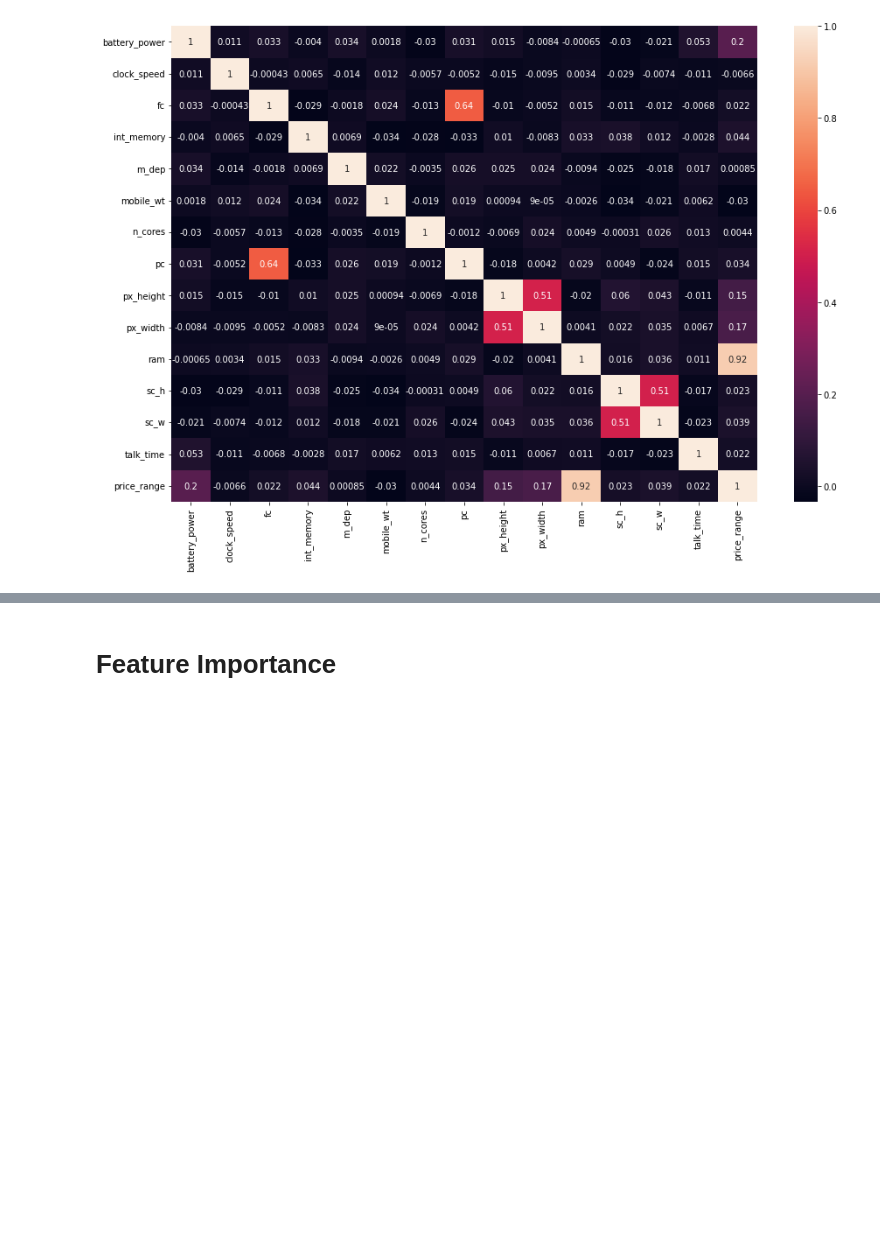
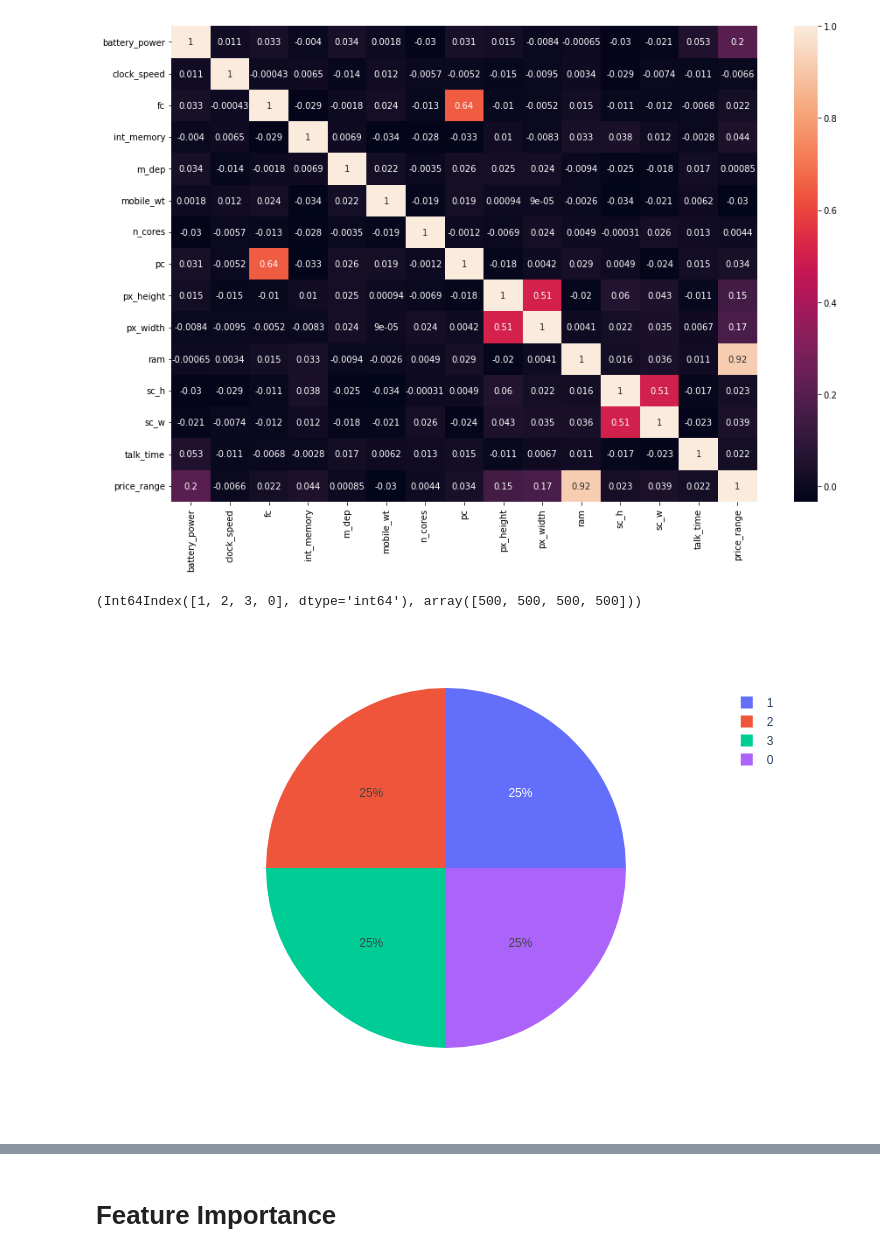
Before and after one commit to TatKhachatryan/Classification-Project, a Jupyter notebook: Mobile_Price_Classification.ipynb, the cells around one changed output, grey strips where cells are left out. Cells and saved outputs as stored; diff of their text form; code cells hidden in the pictures; blank space fills up the shorter version.

```diff
--- a/Mobile_Price_Classification.ipynb
+++ b/Mobile_Price_Classification.ipynb
@@ -95,4 +97,13 @@ sns.heatmap(corr, annot=True)
 plt.show()
 # %% [output]
 [figure]
+# %%
+train['price_range'].value_counts().index,  train['price_range'].value_counts().values
+# %% [output]
+(Int64Index([1, 2, 3, 0], dtype='int64'), array([500, 500, 500, 500]))
+# %%
+fig = px.pie(train, names = train['price_range'].value_counts().index, values = train['price_range'].value_counts().values)
+fig.show(renderer="png")
+# %% [output]
+[figure, added]
 # %%
```
Also changed, not shown: parts of 9 cells of this notebook.
